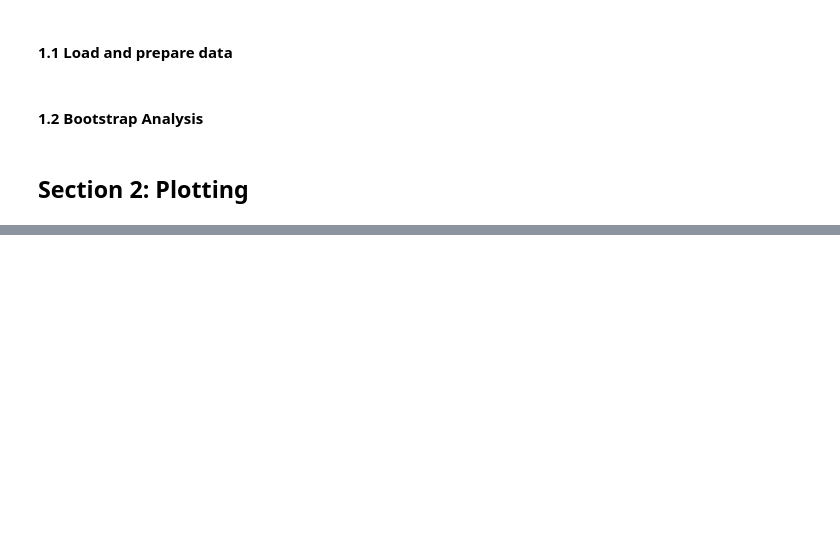
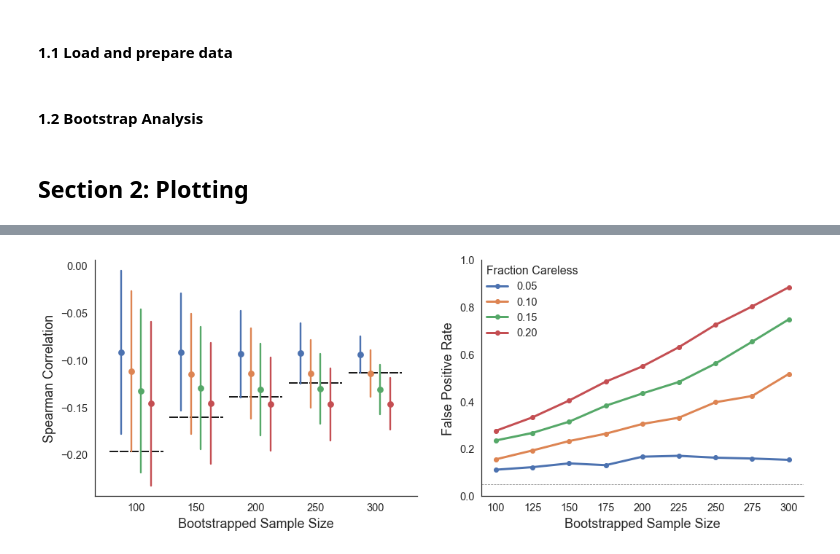
Before and after one commit to nivlab/sciops, a Jupyter notebook: analysis/results_03b.ipynb, the cells around one changed output, grey strips where cells are left out. Drawn from its saved outputs; the diff is of its cells as text; code cells hidden in the pictures; blank space fills up the shorter version.

```diff
--- a/analysis/results_03b.ipynb
+++ b/analysis/results_03b.ipynb
@@ -121,0 +88,60 @@ plt.savefig(os.path.join('..','figures','main_03b.png'), dpi=180, transparent=Tr
+# %%
+import matplotlib.pyplot as plt
+import seaborn as sns
+from matplotlib.colors import ListedColormap
+sns.set_theme('notebook', style='white', font='sans-serif', font_scale=1.33)
+%matplotlib inline
+
+#~~~~~~~~~~~~~~~~~~~~~~~~~~~~~~~~~~~~~~~~~~#
+### Define canvas.
+#~~~~~~~~~~~~~~~~~~~~~~~~~~~~~~~~~~~~~~~~~~#
+
+## Initialize canvas.
+fig, axes = plt.subplots(1,2,figsize=(15,6))
+palette = ['#cb6464','#bd3f3f','#973333','#712626']
+palette = sns.color_palette(n_colors=4).as_hex()
+
+## Define critical values.
+critical_values = 1.96 / np.sqrt(n_total - 1)
+
+## Compute false positive rate.
+fpr = (corr.swapaxes(1,2) < -critical_values).mean(axis=0)
+
+#~~~~~~~~~~~~~~~~~~~~~~~~~~~~~~~~~~~~~~~~~~#
+### Plot correlations.
+#~~~~~~~~~~~~~~~~~~~~~~~~~~~~~~~~~~~~~~~~~~#
+
+## Plot correlations values.
+sns.pointplot(x='sample', y='spearman', hue='percentile', data=data,  order=n_total[::2],
+              palette=palette, ci='sd', join=False, dodge=0.5, errwidth=2.4, ax=axes[0])
+
+## Add critical values.
+for i, y in enumerate(critical_values[::2]):
+    axes[0].plot([i-0.45,i+0.45], [-y,-y], color='0.1', lw=2, linestyle=(0, (6, 1)), zorder=-1)
+
+## Add detail.
+axes[0].legend_.set_visible(False)
+axes[0].set_xlabel('Bootstrapped Sample Size', fontsize=18, labelpad=6)
+axes[0].set_ylabel('Spearman Correlation', fontsize=18, labelpad=6)
+
+#~~~~~~~~~~~~~~~~~~~~~~~~~~~~~~~~~~~~~~~~~~#
+### Plot false positive rates.
+#~~~~~~~~~~~~~~~~~~~~~~~~~~~~~~~~~~~~~~~~~~#
+
+## Plot false positive rates.
+for y, label, color in zip(fpr, percentiles, palette):
+    axes[1].plot(n_total, y, 'o-', lw=3, color=color, label='%0.2f' %label)
+axes[1].axhline(0.05, color='0.5', lw=0.8, linestyle='--', zorder=-1)
+
+## Add detail.
+axes[1].set(ylim=(0,1))
+axes[1].set_xlabel('Bootstrapped Sample Size', fontsize=18, labelpad=6)
+axes[1].set_ylabel('False Positive Rate', fontsize=18, labelpad=6)
+leg = axes[1].legend(loc=2, frameon=False, borderpad=0, title='Fraction Careless')
+leg._legend_box.align = "left"
+
+sns.despine()
+plt.subplots_adjust(left=0.08, right=0.98, top=0.9, bottom=0.15, wspace=0.2)
+plt.savefig(os.path.join('..','figures','main_03b.png'), dpi=180, transparent=True)
+# %% [output]
+[figure, added]
```
Also changed, not shown: parts of 2 cells of this notebook, 2 other files.
